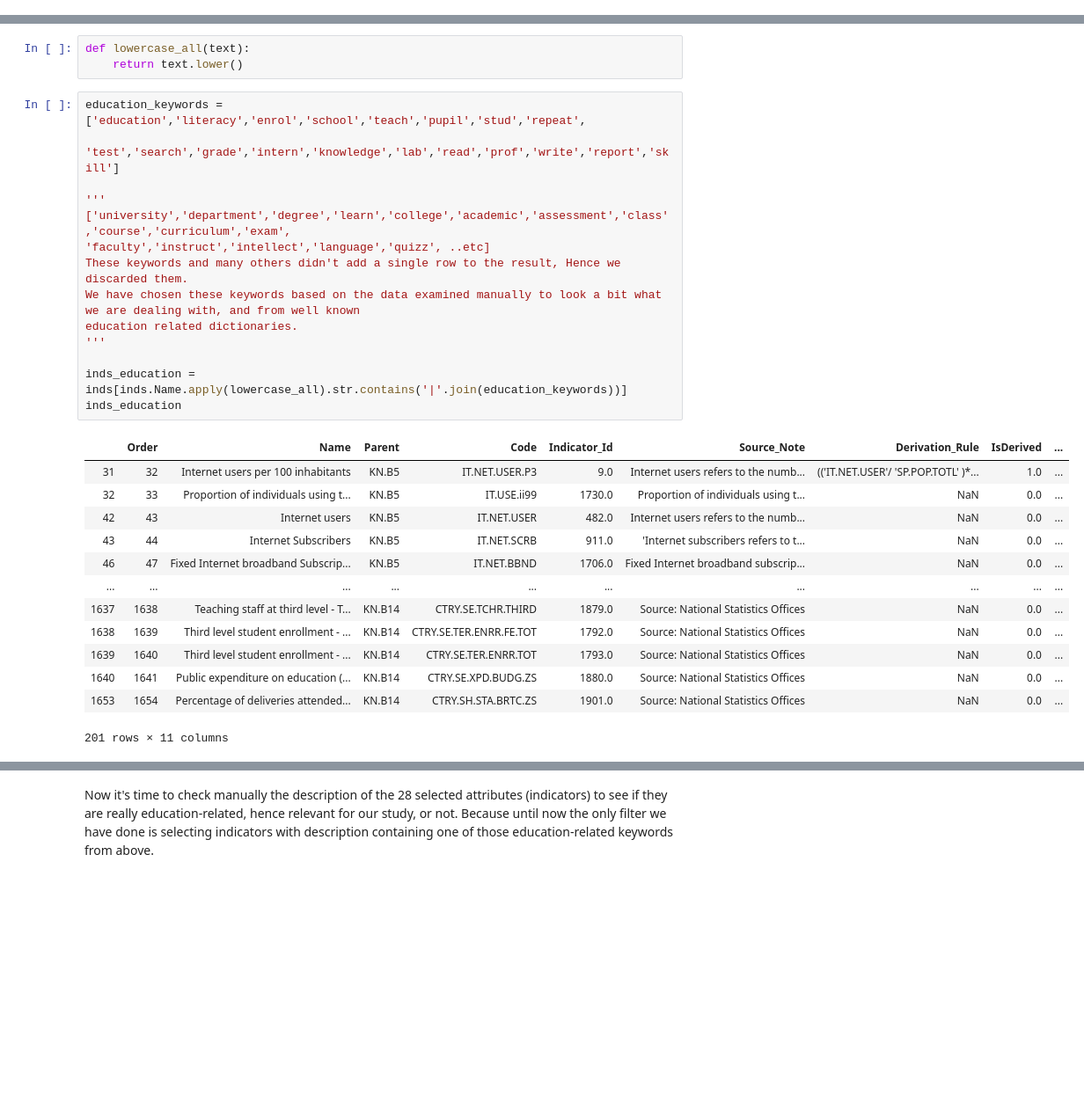
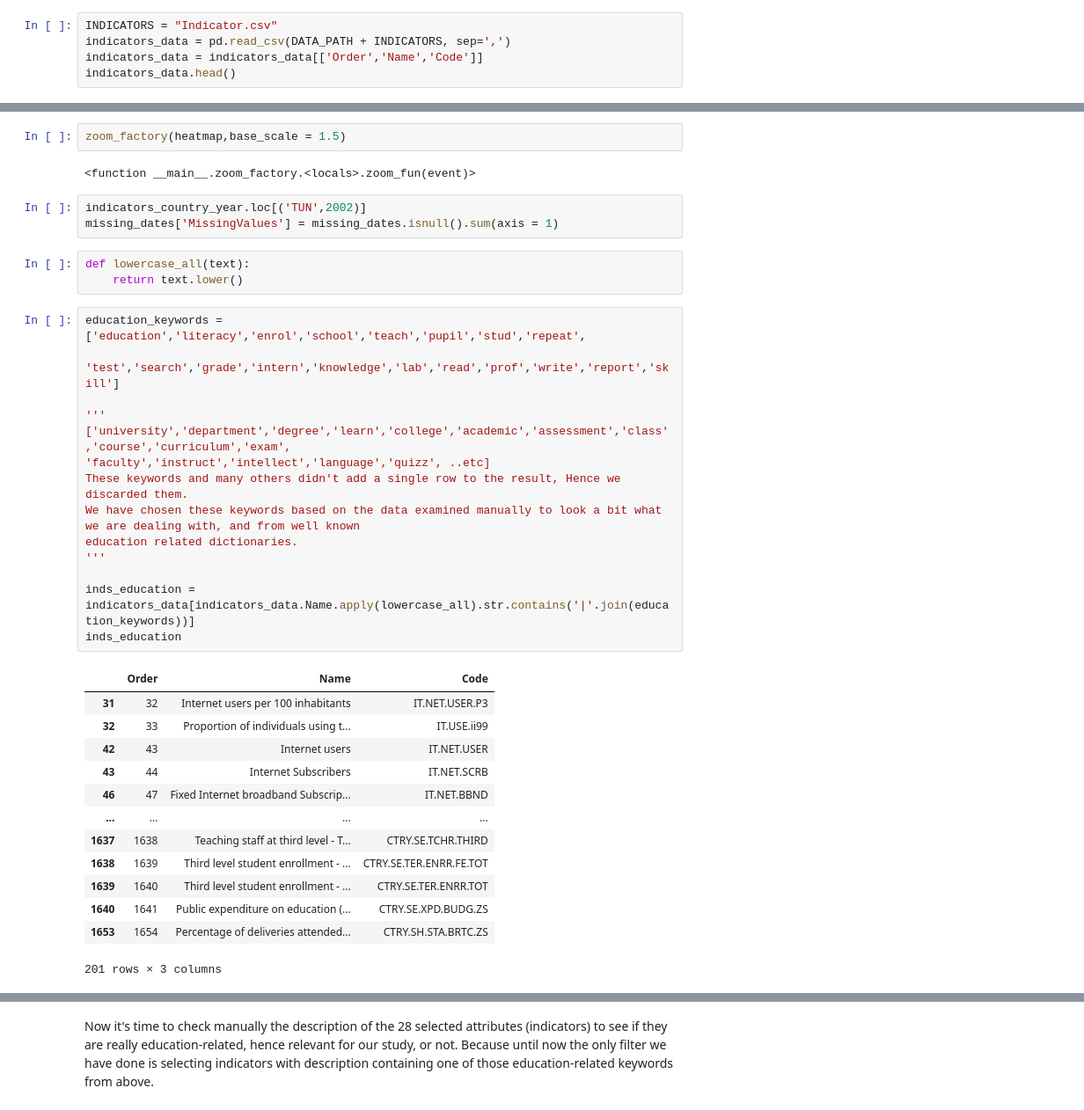
Before and after one commit to GhaliAmir/Education-In-Africa, a Jupyter notebook: Project.ipynb, the cells around one changed output, grey strips where cells are left out. Shown at 88% size. Drawn from its saved outputs; the diff is of its cells as text; blank space fills up the shorter version.

```diff
--- a/Project.ipynb
+++ b/Project.ipynb
@@ -64,0 +57,5 @@ db_zero.shape
+# %%
+INDICATORS = "Indicator.csv"
+indicators_data = pd.read_csv(DATA_PATH + INDICATORS, sep=',')
+indicators_data = indicators_data[['Order','Name','Code']]
+indicators_data.head()
@@ -89,33 +232,40 @@ db_verif.shape
+# %%
+zoom_factory(heatmap,base_scale = 1.5)
+# %% [output]
+<function __main__.zoom_factory.<locals>.zoom_fun(event)>
+# %%
+indicators_country_year.loc[('TUN',2002)]
+missing_dates['MissingValues'] = missing_dates.isnull().sum(axis = 1)
 # %%
 def lowercase_all(text):
     return text.lower()
 # %%
 education_keywords = ['education','literacy','enrol','school','teach','pupil','stud','repeat',
                       'test','search','grade','intern','knowledge','lab','read','prof','write','report','skill']
 
 '''
 ['university','department','degree','learn','college','academic','assessment','class','course','curriculum','exam',
 'faculty','instruct','intellect','language','quizz', ..etc]
 These keywords and many others didn't add a single row to the result, Hence we discarded them.
 We have chosen these keywords based on the data examined manually to look a bit what we are dealing with, and from well known
 education related dictionaries.
 '''
 
-inds_education = inds[inds.Name.apply(lowercase_all).str.contains('|'.join(education_keywords))]
+inds_education = indicators_data[indicators_data.Name.apply(lowercase_all).str.contains('|'.join(education_keywords))]
 inds_education
 # %% [output]
-|  | Order | Name | Parent | Code | Indicator_Id | Source_Note | Derivation_Rule | IsDerived | ... |
-| 31 | 32 | Internet users per 100 inhabitants | KN.B5 | IT.NET.USER.P3 | 9.0 | Internet users refers to the numb... | (('IT.NET.USER'/ 'SP.POP.TOTL' )*... | 1.0 | ... |
-| 32 | 33 | Proportion of individuals using t... | KN.B5 | IT.USE.ii99 | 1730.0 | Proportion of individuals using t... | NaN | 0.0 | ... |
-| 42 | 43 | Internet users | KN.B5 | IT.NET.USER | 482.0 | Internet users refers to the numb... | NaN | 0.0 | ... |
-| 43 | 44 | Internet Subscribers | KN.B5 | IT.NET.SCRB | 911.0 | 'Internet subscribers refers to t... | NaN | 0.0 | ... |
-| 46 | 47 | Fixed Internet broadband Subscrip... | KN.B5 | IT.NET.BBND | 1706.0 | Fixed Internet broadband subscrip... | NaN | 0.0 | ... |
-| ... | ... | ... | ... | ... | ... | ... | ... | ... | ... |
-| 1637 | 1638 | Teaching staff at third level - T... | KN.B14 | CTRY.SE.TCHR.THIRD | 1879.0 | Source: National Statistics Offices | NaN | 0.0 | ... |
-| 1638 | 1639 | Third level student enrollment - ... | KN.B14 | CTRY.SE.TER.ENRR.FE.TOT | 1792.0 | Source: National Statistics Offices | NaN | 0.0 | ... |
-| 1639 | 1640 | Third level student enrollment - ... | KN.B14 | CTRY.SE.TER.ENRR.TOT | 1793.0 | Source: National Statistics Offices | NaN | 0.0 | ... |
-| 1640 | 1641 | Public expenditure on education (... | KN.B14 | CTRY.SE.XPD.BUDG.ZS | 1880.0 | Source: National Statistics Offices | NaN | 0.0 | ... |
-| 1653 | 1654 | Percentage of deliveries attended... | KN.B14 | CTRY.SH.STA.BRTC.ZS | 1901.0 | Source: National Statistics Offices | NaN | 0.0 | ... |
+|  | Order | Name | Code |
+| 31 | 32 | Internet users per 100 inhabitants | IT.NET.USER.P3 |
+| 32 | 33 | Proportion of individuals using t... | IT.USE.ii99 |
+| 42 | 43 | Internet users | IT.NET.USER |
+| 43 | 44 | Internet Subscribers | IT.NET.SCRB |
+| 46 | 47 | Fixed Internet broadband Subscrip... | IT.NET.BBND |
+| ... | ... | ... | ... |
+| 1637 | 1638 | Teaching staff at third level - T... | CTRY.SE.TCHR.THIRD |
+| 1638 | 1639 | Third level student enrollment - ... | CTRY.SE.TER.ENRR.FE.TOT |
+| 1639 | 1640 | Third level student enrollment - ... | CTRY.SE.TER.ENRR.TOT |
+| 1640 | 1641 | Public expenditure on education (... | CTRY.SE.XPD.BUDG.ZS |
+| 1653 | 1654 | Percentage of deliveries attended... | CTRY.SH.STA.BRTC.ZS |
-201 rows × 11 columns
+201 rows × 3 columns
 # %%
 education_codes = inds_education.Code.unique().tolist()
```
Also changed, not shown: parts of 69 cells of this notebook.
